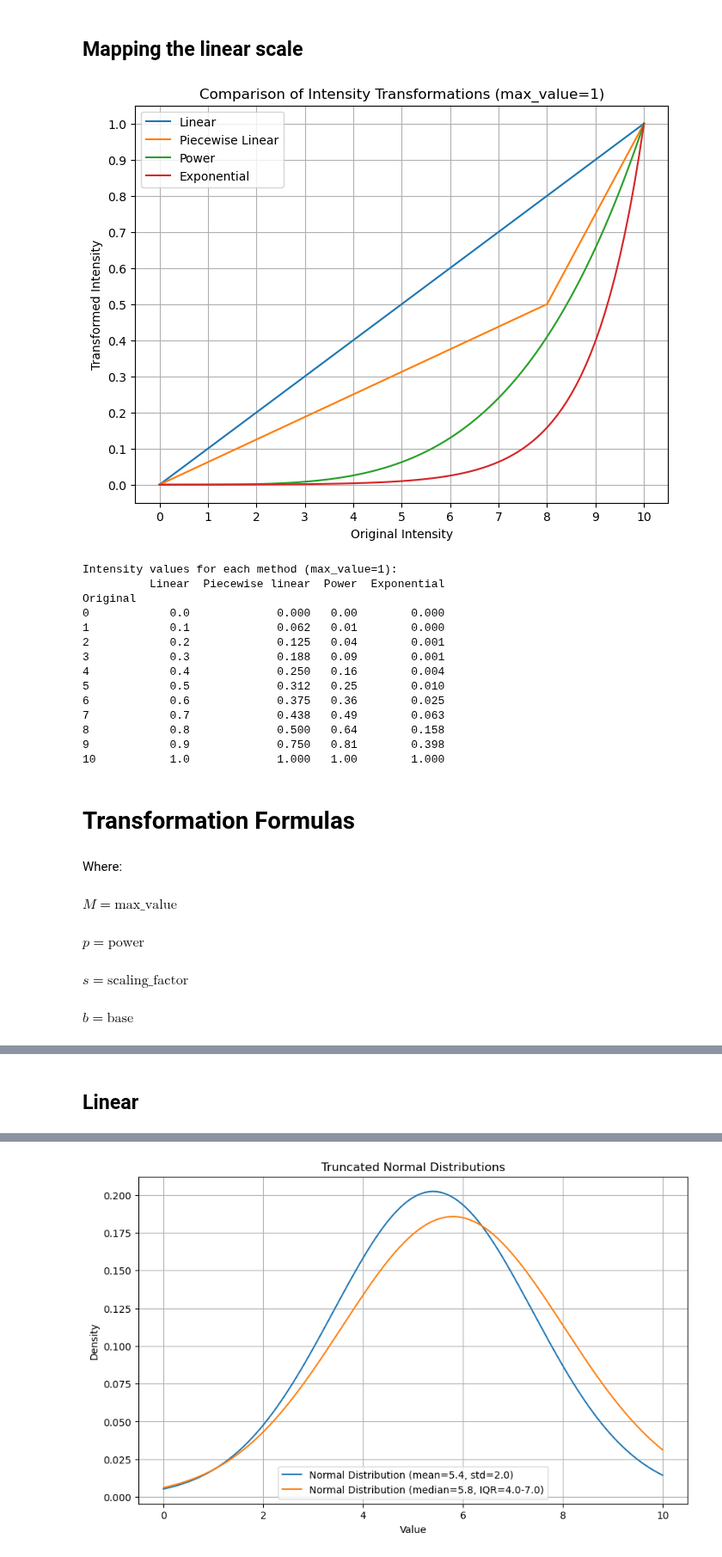
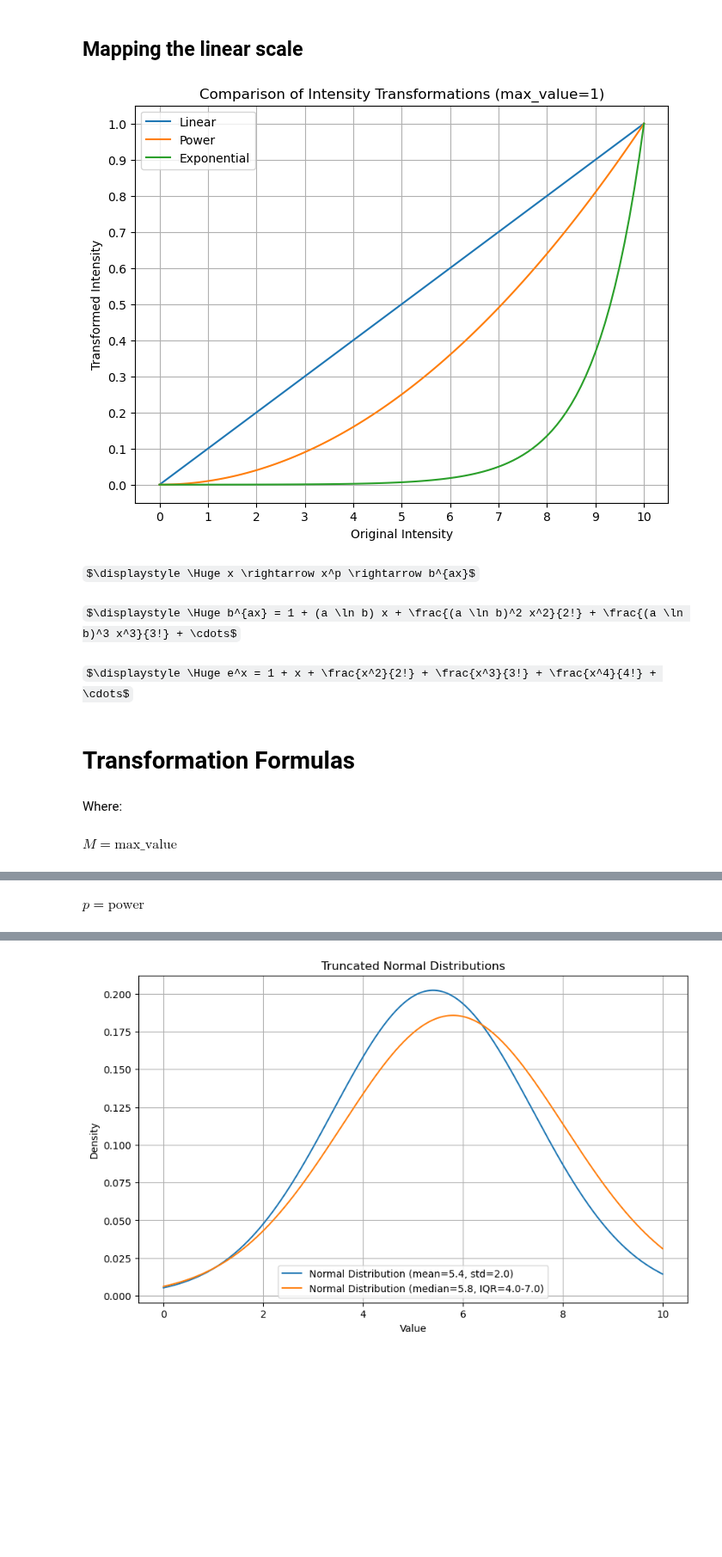
Before and after one commit to aph-research/cluster-headaches, a Jupyter notebook: Cluster headache full model.ipynb, the cells around one changed output, grey strips where cells are left out. Shown at 86% size. Saved outputs shown, nothing was run; the diff lists cells and outputs as text; code cells hidden in the pictures; some formulas as TeX source; blank space fills up the shorter version.

```diff
--- a/Cluster headache full model.ipynb
+++ b/Cluster headache full model.ipynb
@@ -894,7 +894,7 @@ Intensity - Mean: 7.6, Median: 8.2, IQR: [5.9, 9.6]
 # %% [markdown]
 ## Mapping the linear scale
 # %%
-def transform_intensity(intensities, method='linear', max_value=100, power=2, base=10, scaling_factor=2.5):
+def transform_intensity(intensities, method='linear', max_value=100, power=2, base=np.e, scaling_factor=1.0):
     if method == 'linear':
         return intensities * (max_value / 10)
 
@@ -924,11 +924,11 @@ def plot_intensity_transformations(max_value=1):
 
     plt.figure(figsize=(8, 6))
 
-    methods = ['linear', 'piecewise_linear', 'power', 'exponential']
-    labels = ['Linear', 'Piecewise Linear', 'Power', 'Exponential']
+    methods = ['linear', 'power', 'exponential']
+    labels = ['Linear', 'Power', 'Exponential']
 
     for method, label in zip(methods, labels):
-        transformed = transform_intensity(intensities, method=method, max_value=max_value, power=4)
+        transformed = transform_intensity(intensities, method=method, max_value=max_value, power=2)
         plt.plot(intensities, transformed, label=label)
 
     plt.xlabel('Original Intensity')
@@ -954,12 +954,13 @@ def create_intensity_table(max_value=100):
     """
     intensities = np.arange(11)  # 0 to 10
     methods = ['linear', 'piecewise_linear', 'power', 'exponential']
+    labels = ['Linear', 'Piecewise Linear', 'Power', 'Exponential']
 
     data = {'Original': intensities}
 
-    for method in methods:
+    for method,label in zip(methods, labels):
         transformed = transform_intensity(intensities, method=method, max_value=max_value)
-        data[method.capitalize().replace('_', ' ')] = np.round(transformed, 3)
+        data[label] = np.round(transformed, 3)
 
     df = pd.DataFrame(data)
     df.set_index('Original', inplace=True)
@@ -968,55 +969,46 @@ def create_intensity_table(max_value=100):
 
 def display_formulas():
     formulas = {
         'Linear': r'I(x) = x \cdot \frac{M}{10}',
         'Piecewise Linear': r'I(x) = \begin{cases} \frac{M}{16}x & \text{if } x \leq 8 \\ \frac{M}{2} + \frac{M}{4}(x-8) & \text{if } x > 8 \end{cases}',
         'Power': r'I(x) = \left(\frac{x}{10}\right)^p \cdot M',
-        'Exponential': r'I(x) = \left(b^{s x} - 1\right) \cdot \frac{M}{b^{s10} - 1}',
+        'Exponential': r'I(x) = \left(b^{a x} - 1\right) \cdot \frac{M}{b^{s10} - 1}',
     }
 
     display(Markdown("# Transformation Formulas"))
     display(Markdown("Where:"))
     display(Math(r"M = \text{max\_value}"))
     display(Math(r"p = \text{power}"))
-    display(Math(r"s = \text{scaling\_factor}"))
+    display(Math(r"a = \text{scaling\_factor}"))
     display(Math(r"b = \text{base}"))
     display(Markdown(""))
 
     for method, formula in formulas.items():
         display(Markdown(f"## {method}"))
         display(Math(formula))
 
 max_value = 1
 
 # Plot the intensity transformations
 plot_intensity_transformations(max_value=max_value)
+display(Math(r"\Huge x \rightarrow x^p \rightarrow b^{ax}"))
+# Display the Taylor expansion of b^(ax) with increased font size
+display(Math(r"\Huge b^{ax} = 1 + (a \ln b) x + \frac{(a \ln b)^2 x^2}{2!} + \frac{(a \ln b)^3 x^3}{3!} + \cdots"))
+# Display the Taylor expansion of e^x with increased font size
+display(Math(r"\Huge e^x = 1 + x + \frac{x^2}{2!} + \frac{x^3}{3!} + \frac{x^4}{4!} + \cdots"))
 
 # Table with values from 0–10 for each method
 table = create_intensity_table(max_value=max_value)
-print(f"Intensity values for each method (max_value={max_value}):")
-print(table)
+#print(f"Intensity values for each method (max_value={max_value}):")
+#print(table)
 
 # Formulas for each of the methods
 display_formulas()
 # %% [output]
-[figure, old version]
+[figure, new version]
-Intensity values for each method (max_value=1):
-          Linear  Piecewise linear  Power  Exponential
-Original
-0            0.0             0.000   0.00        0.000
-1            0.1             0.062   0.01        0.000
-2            0.2             0.125   0.04        0.001
-3            0.3             0.188   0.09        0.001
-4            0.4             0.250   0.16        0.004
-5            0.5             0.312   0.25        0.010
-6            0.6             0.375   0.36        0.025
-7            0.7             0.438   0.49        0.063
-8            0.8             0.500   0.64        0.158
-9            0.9             0.750   0.81        0.398
-10           1.0             1.000   1.00        1.000
-# Transformation Formulas
+$\displaystyle \Huge x \rightarrow x^p \rightarrow b^{ax}$
-Where:
+$\displaystyle \Huge b^{ax} = 1 + (a \ln b) x + \frac{(a \ln b)^2 x^2}{2!} + \frac{(a \ln b)^3 x^3}{3!} + \cdots$
-$\displaystyle M = \text{max\_value}$
+$\displaystyle \Huge e^x = 1 + x + \frac{x^2}{2!} + \frac{x^3}{3!} + \frac{x^4}{4!} + \cdots$
-$\displaystyle p = \text{power}$
+# Transformation Formulas
-$\displaystyle s = \text{scaling\_factor}$
+Where:
-$\displaystyle b = \text{base}$
+$\displaystyle M = \text{max\_value}$
@@ -1024 +1015 @@ $\displaystyle b = \text{base}$
-## Linear
+$\displaystyle p = \text{power}$
```
Also changed, not shown: parts of 7 cells of this notebook, 2 other files.
